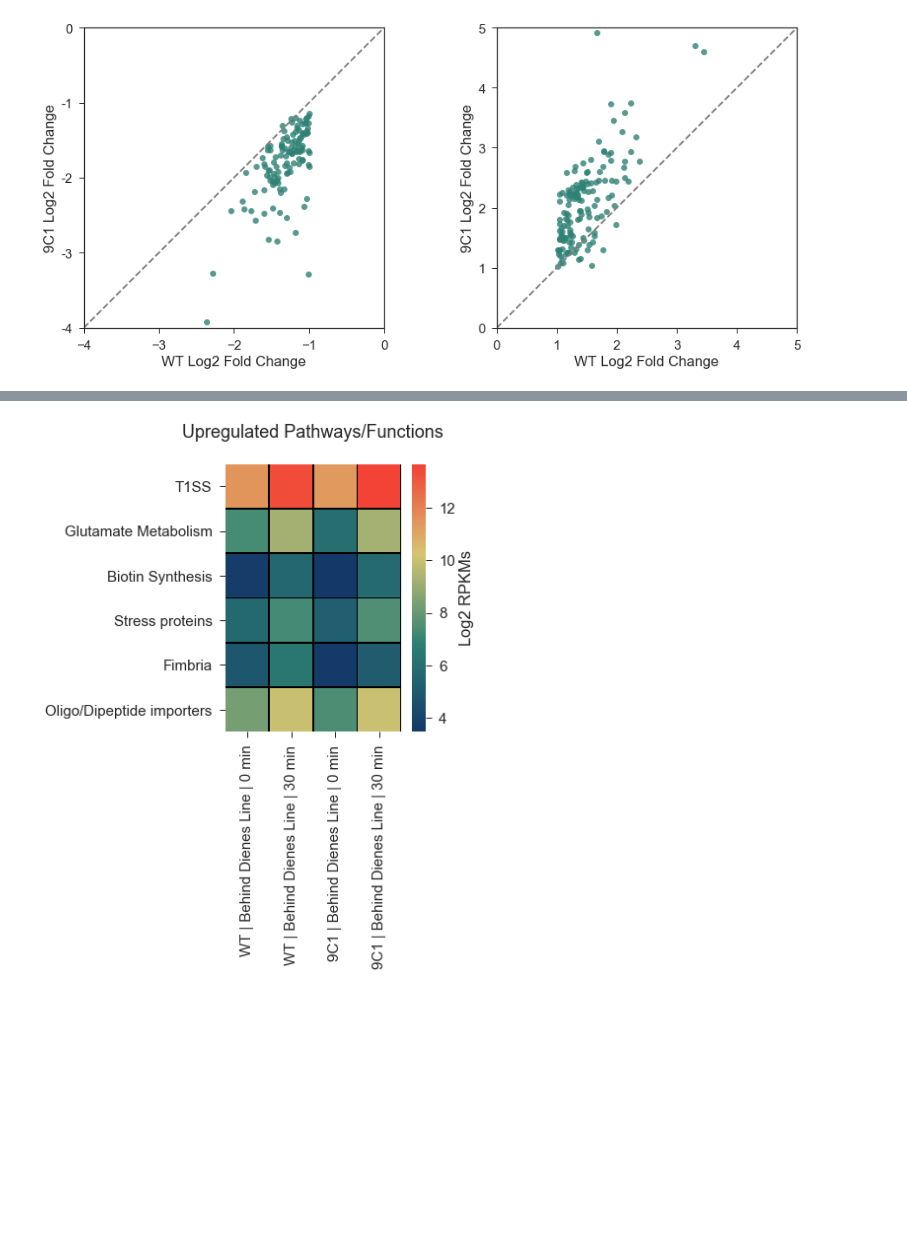
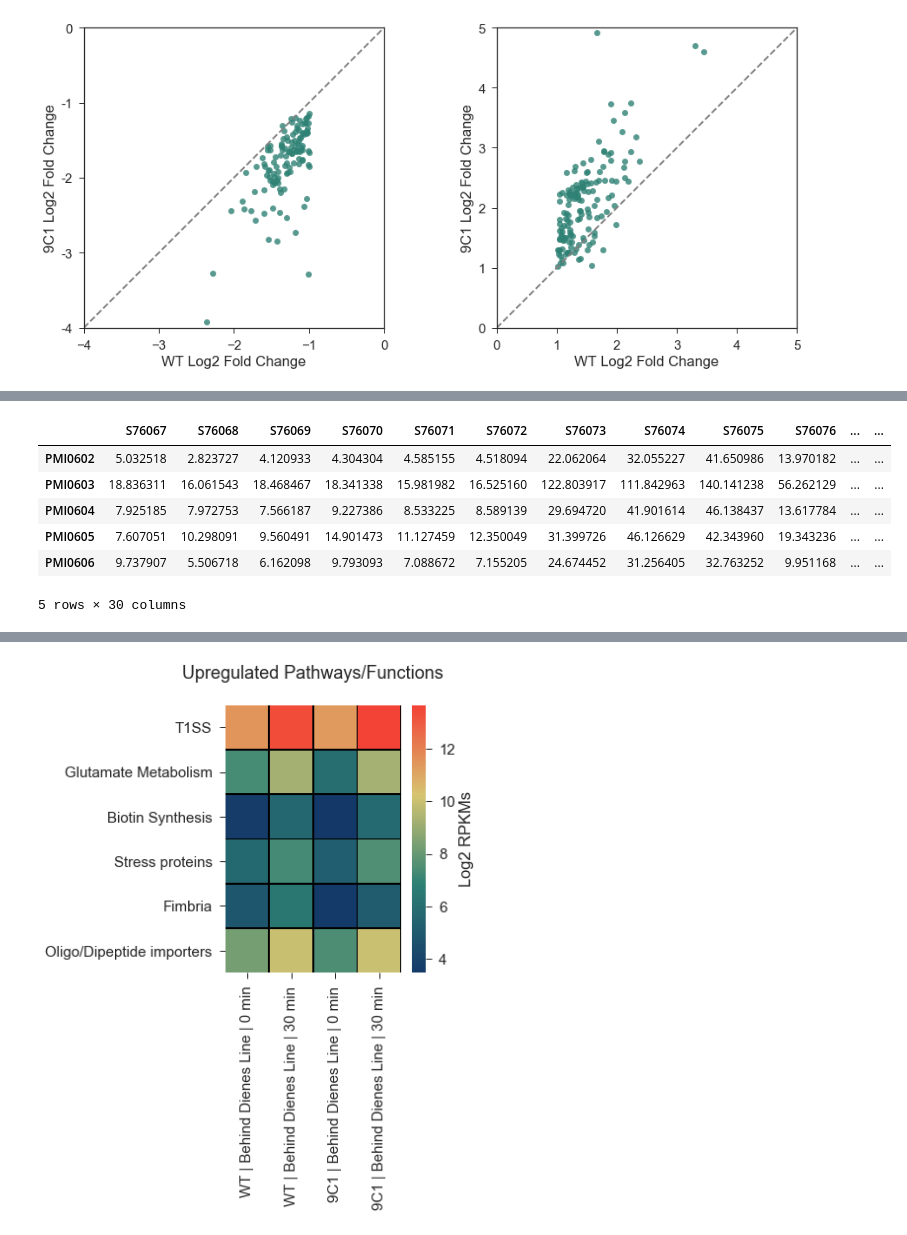
Before and after one commit to ASintsova/spatial_dynamics_of_gene_expression_in_response_to_T6SS_attack, a Jupyter notebook: lib/figure_6.ipynb, the cells around one changed output, grey strips where cells are left out. Cells and saved outputs as stored; diff of their text form; code cells hidden in the pictures; blank space fills up the shorter version.

```diff
--- a/lib/figure_6.ipynb
+++ b/lib/figure_6.ipynb
@@ -261,17 +257,17 @@ s.set_yticklabels([-4, -3, -2, -1,0]);
 # %% [output]
 [figure]
 # %%
-fimbrial = vis.get_subset_genes(df_up, "fimbria", [wt_lfc, mut_lfc], "Function")
-biotin = vis.get_subset_genes(df_up, "iotin", [wt_lfc, mut_lfc],"Pathway")
-zap = vis.get_subset_genes(df_up, "zap", [wt_lfc, mut_lfc],"Gene Name")
-glutamate = vis.get_subset_genes(df_up, "glutamate", [wt_lfc, mut_lfc], "Function")
-stress = vis.get_subset_genes(df_up, "stress",[wt_lfc, mut_lfc], "Function")
-pp = vis.get_subset_genes(df_up, "peptide", [wt_lfc, mut_lfc], "Function")
+fimbrial = vis.get_subset_genes(df_up, "fimbria", [wt_lfc, mut_lfc], "Function").index
+biotin = vis.get_subset_genes(df_up, "iotin", [wt_lfc, mut_lfc],"Pathway").index
+zap = vis.get_subset_genes(df_up, "zap", [wt_lfc, mut_lfc],"Gene Name").index
+glutamate = vis.get_subset_genes(df_up, "glutamate", [wt_lfc, mut_lfc], "Function").index
+stress = vis.get_subset_genes(df_up, "stress",[wt_lfc, mut_lfc], "Function").index
+pp = vis.get_subset_genes(df_up, "peptide", [wt_lfc, mut_lfc], "Function").index
 
 #-------------------------------------------------------------------------
-ribosome = vis.get_subset_genes(df_down, "ribosom",[wt_lfc, mut_lfc], "Function" )
-TonB = vis.get_subset_genes( df_down, "TonB",[wt_lfc, mut_lfc], "Function")
-purine = vis.get_subset_genes( df_down, "Purine", [wt_lfc, mut_lfc],"Pathway")
+ribosome = vis.get_subset_genes(df_down, "ribosom",[wt_lfc, mut_lfc], "Function" ).index
+TonB = vis.get_subset_genes( df_down, "TonB",[wt_lfc, mut_lfc], "Function").index
+purine = vis.get_subset_genes( df_down, "Purine", [wt_lfc, mut_lfc],"Pathway").index
 #-------------------------------------------------------------------------
 sef = ["PMI1117", "PMI1118", "PMI1119", "PMI1120", "PMI1121"]
 ids = ["PMI2990", "PMI2991", "PMI2992", "PMI2993", "PMI2994", "PMI2995", "PMI2996"]
@@ -297,0 +294,11 @@ rpkms.head()
+# %%
+t = cnts.loc[up['Biotin Synthesis']]
+t
+# %% [output]
+|  | S76067 | S76068 | S76069 | S76070 | S76071 | S76072 | S76073 | S76074 | S76075 | S76076 | ... | ... |
+| PMI0602 | 5.032518 | 2.823727 | 4.120933 | 4.304304 | 4.585155 | 4.518094 | 22.062064 | 32.055227 | 41.650986 | 13.970182 | ... | ... |
+| PMI0603 | 18.836311 | 16.061543 | 18.468467 | 18.341338 | 15.981982 | 16.525160 | 122.803917 | 111.842963 | 140.141238 | 56.262129 | ... | ... |
+| PMI0604 | 7.925185 | 7.972753 | 7.566187 | 9.227386 | 8.533225 | 8.589139 | 29.694720 | 41.901614 | 46.138437 | 13.617784 | ... | ... |
+| PMI0605 | 7.607051 | 10.298091 | 9.560491 | 14.901473 | 11.127459 | 12.350049 | 31.399726 | 46.126629 | 42.343960 | 19.343236 | ... | ... |
+| PMI0606 | 9.737907 | 5.506718 | 6.162098 | 9.793093 | 7.088672 | 7.155205 | 24.674452 | 31.256405 | 32.763252 | 9.951168 | ... | ... |
+5 rows × 30 columns
```
Also changed, not shown: parts of 15 cells of this notebook, 1 other file.
